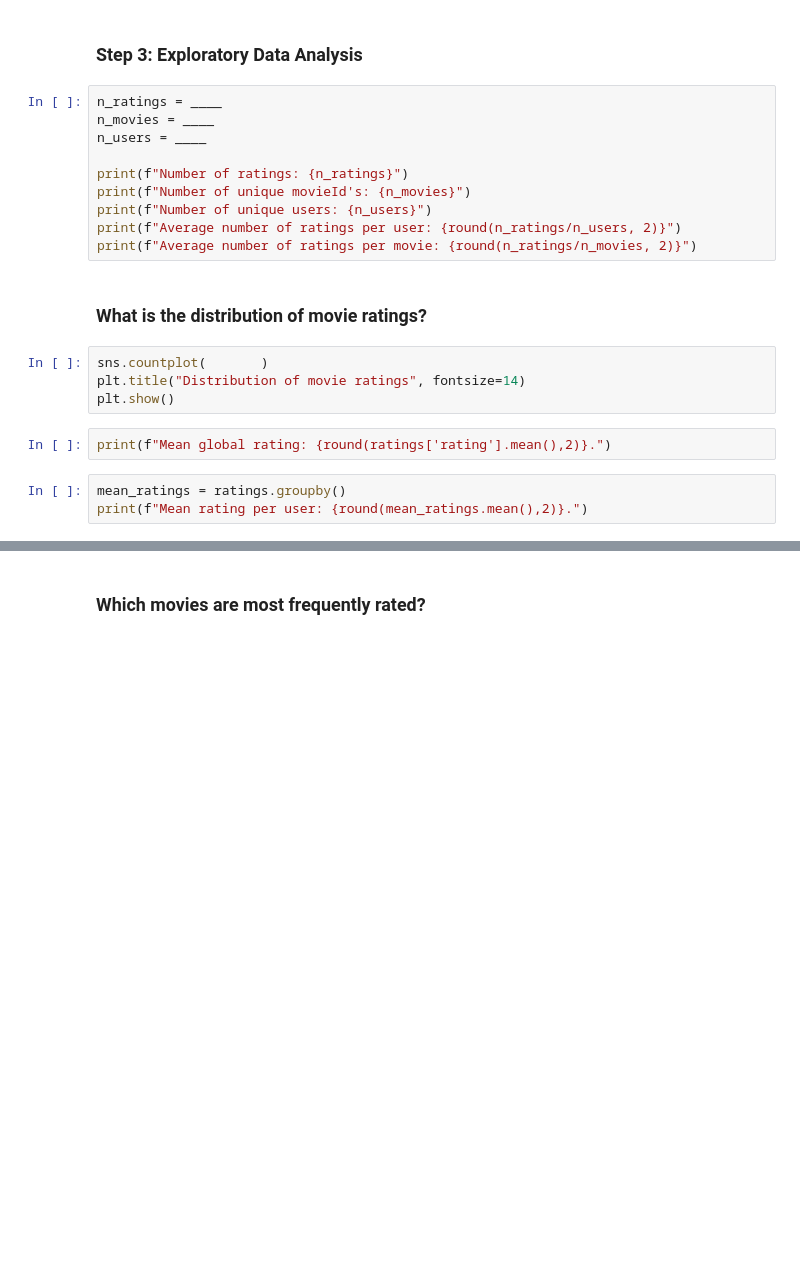
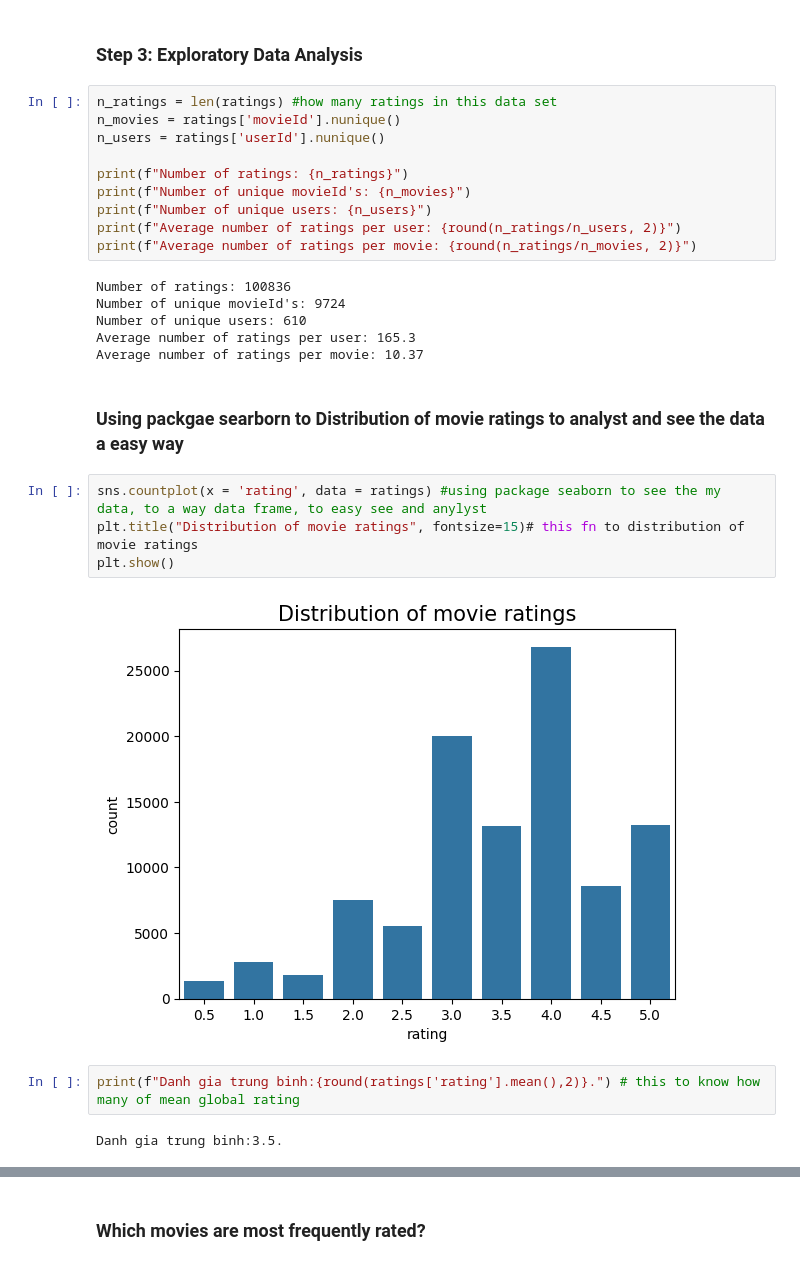
Before and after one commit to TaiNgo2112003/Demo_Team1, a Jupyter notebook: tutorial_walkthrough.ipynb, the cells around one changed output, grey strips where cells are left out. Saved outputs shown, nothing was run; the diff lists cells and outputs as text; blank space fills up the shorter version.

```diff
--- a/tutorial_walkthrough.ipynb
+++ b/tutorial_walkthrough.ipynb
@@ -48,23 +66,30 @@ movies = pd.read_csv('https://s3-us-west-2.amazonaws.com/recommender-tutorial/mo
 # %% [markdown]
 ### Step 3: Exploratory Data Analysis
 # %%
-n_ratings = ____
-n_movies = ____
-n_users = ____
+n_ratings = len(ratings) #how many ratings in this data set
+n_movies = ratings['movieId'].nunique()
+n_users = ratings['userId'].nunique()
 
 print(f"Number of ratings: {n_ratings}")
 print(f"Number of unique movieId's: {n_movies}")
 print(f"Number of unique users: {n_users}")
 print(f"Average number of ratings per user: {round(n_ratings/n_users, 2)}")
 print(f"Average number of ratings per movie: {round(n_ratings/n_movies, 2)}")
+# %% [output]
+Number of ratings: 100836
+Number of unique movieId's: 9724
+Number of unique users: 610
+Average number of ratings per user: 165.3
+Average number of ratings per movie: 10.37
-# %% [markdown]
-### What is the distribution of movie ratings?
-# %%
-sns.countplot(       )
-plt.title("Distribution of movie ratings", fontsize=14)
-plt.show()
+# %% [markdown]
+### Using packgae searborn to Distribution of movie ratings to analyst and see the data a easy way
+# %%
+sns.countplot(x = 'rating', data = ratings) #using package seaborn to see the my data, to a way data frame, to easy see and anylyst
+plt.title("Distribution of movie ratings", fontsize=15)# this fn to distribution of movie ratings
+plt.show()
+# %% [output]
+[figure, added]
 # %%
-print(f"Mean global rating: {round(ratings['rating'].mean(),2)}.")
+print(f"Danh gia trung binh:{round(ratings['rating'].mean(),2)}.") # this to know how many of mean global rating
+# %% [output]
+Danh gia trung binh:3.5.
-# %%
-mean_ratings = ratings.groupby()
-print(f"Mean rating per user: {round(mean_ratings.mean(),2)}.")
```
Also changed, not shown: parts of 70 cells of this notebook.
